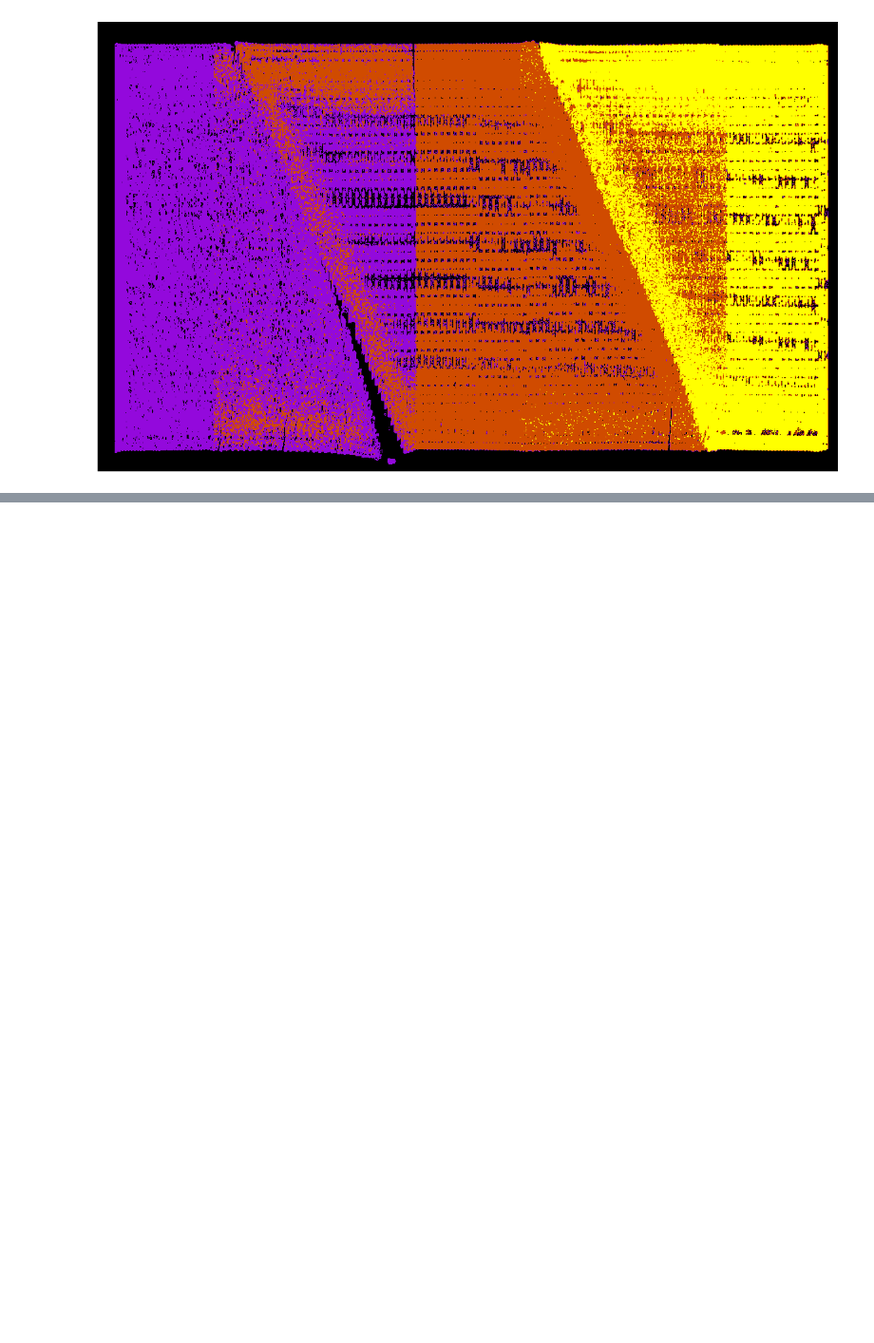
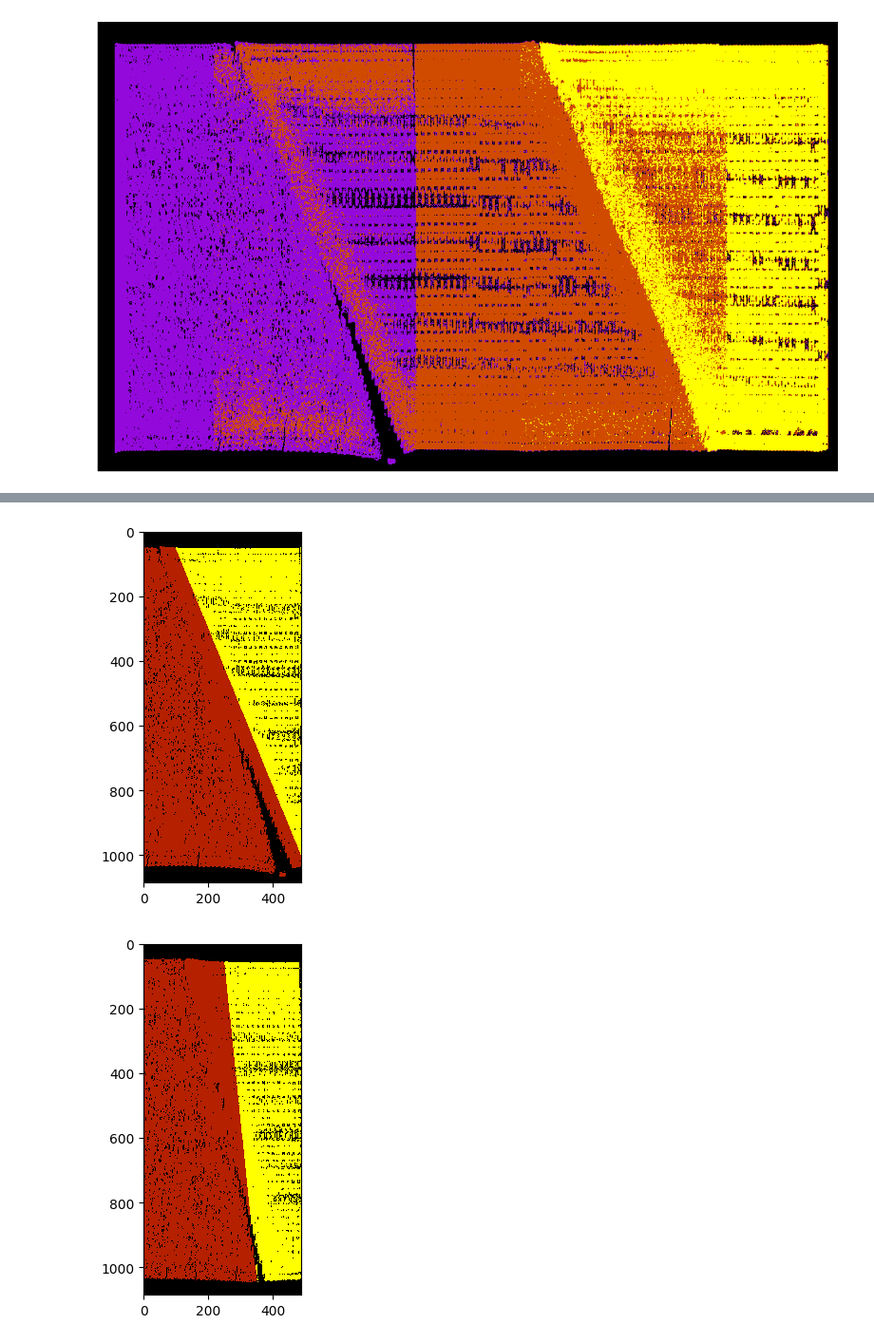
Before and after one commit to tpasfieldERAU/MA390-490_PNNL, a Jupyter notebook: segmentation/otsu.ipynb, the cells around one changed output, grey strips where cells are left out. Shown at 95% size. Drawn from its saved outputs; the diff is of its cells as text; code cells hidden in the pictures; blank space fills up the shorter version.

```diff
--- a/segmentation/otsu.ipynb
+++ b/segmentation/otsu.ipynb
@@ -110,0 +118,22 @@ plt.show()
+# %%
+a = 1
+b = 0.25
+pt = np.sqrt(a**2 + b**2)
+for i in range(tran1.shape[0]):
+    for j in range(tran1.shape[1]):
+        for k in range(tran1.shape[2]):
+            if clone1[i,j,k] < 10760:
+                clone1[i,j,k]=0
+                continue
+            if 0.42*(a*i + b*j)/pt + 22 <= k:
+                clone1[i,j,k] = 2
+            else:
+                clone1[i,j,k] = 1
+# %%
+plt.imshow(clone1[:,1085//2,:], interpolation='nearest', cmap='gnuplot')
+plt.show()
+plt.imshow(clone1[543,:,:], interpolation='nearest', cmap='gnuplot')
+plt.show()
+# %% [output]
+[figure, added]
+[figure, added]
```
Also changed, not shown: parts of 8 cells of this notebook, 6 other files.
